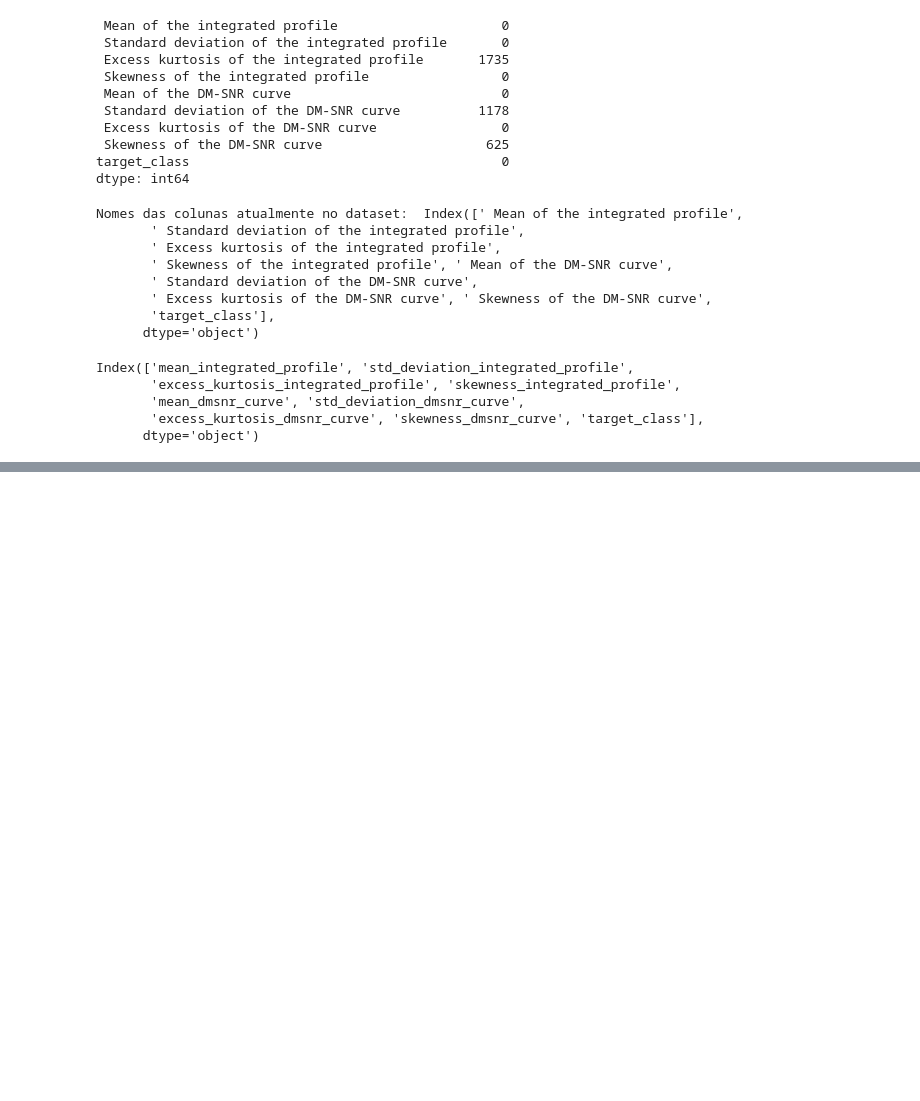
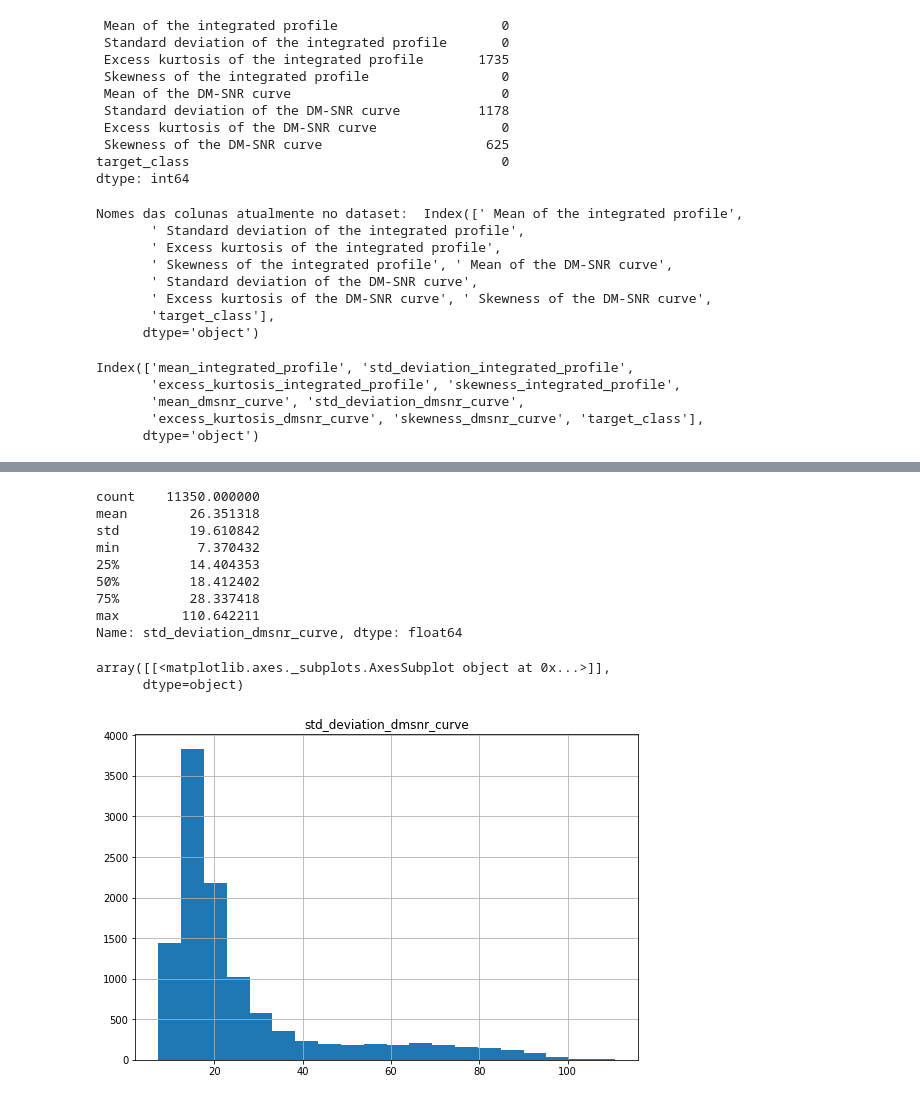
Before and after one commit to dsarj/tcc_previsao_pulsares, a Jupyter notebook: pulse_star.ipynb, the cells around one changed output, grey strips where cells are left out. Cells and saved outputs as stored; diff of their text form; code cells hidden in the pictures; blank space fills up the shorter version.

```diff
--- a/pulse_star.ipynb
+++ b/pulse_star.ipynb
@@ -160,0 +178,20 @@ Index([' Mean of the integrated profile',
+# %%
+# Analisando a coluna std_deviation_dmsnr_curve
+print("\nAnalisando o atributo excess_kurtosis_integrated_profile:")
+print(ps_train["std_deviation_dmsnr_curve"].describe())
+ps_train.hist(column='std_deviation_dmsnr_curve',
+                   figsize=(9,6),
+                   bins=20)
+# %% [output]
+count    11350.000000
+mean        26.351318
+std         19.610842
+min          7.370432
+25%         14.404353
+50%         18.412402
+75%         28.337418
+max        110.642211
+Name: std_deviation_dmsnr_curve, dtype: float64
+array([[<matplotlib.axes._subplots.AxesSubplot object at 0x...>]],
+      dtype=object)
+[figure, added]
```
Also changed, not shown: parts of 7 cells of this notebook.
